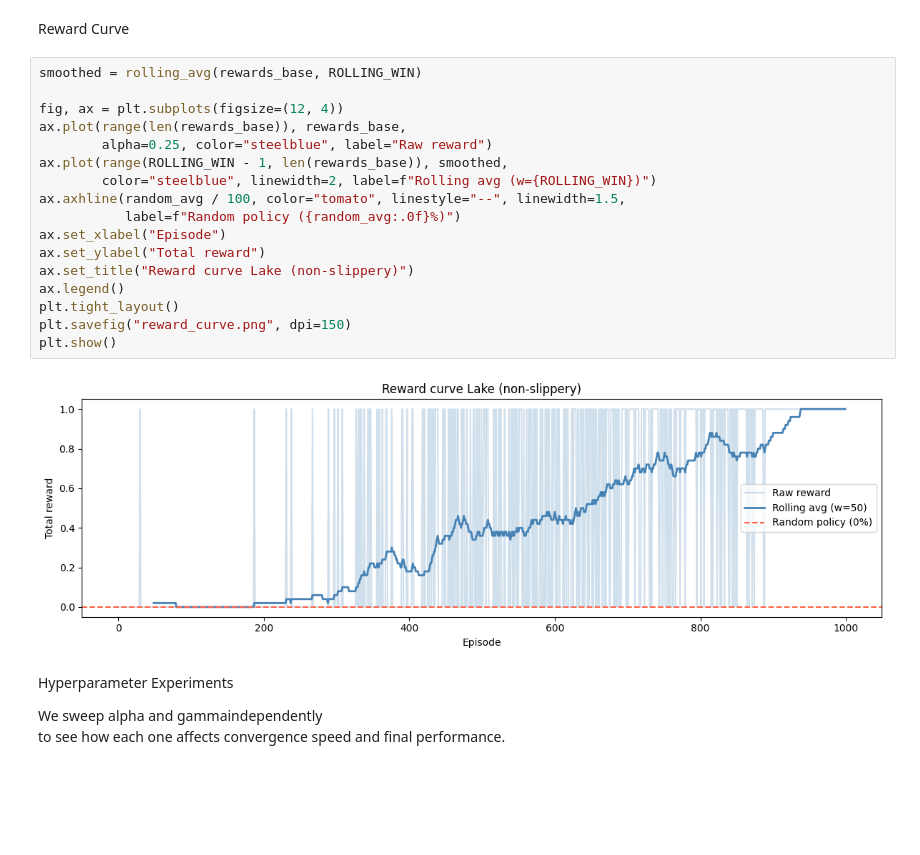
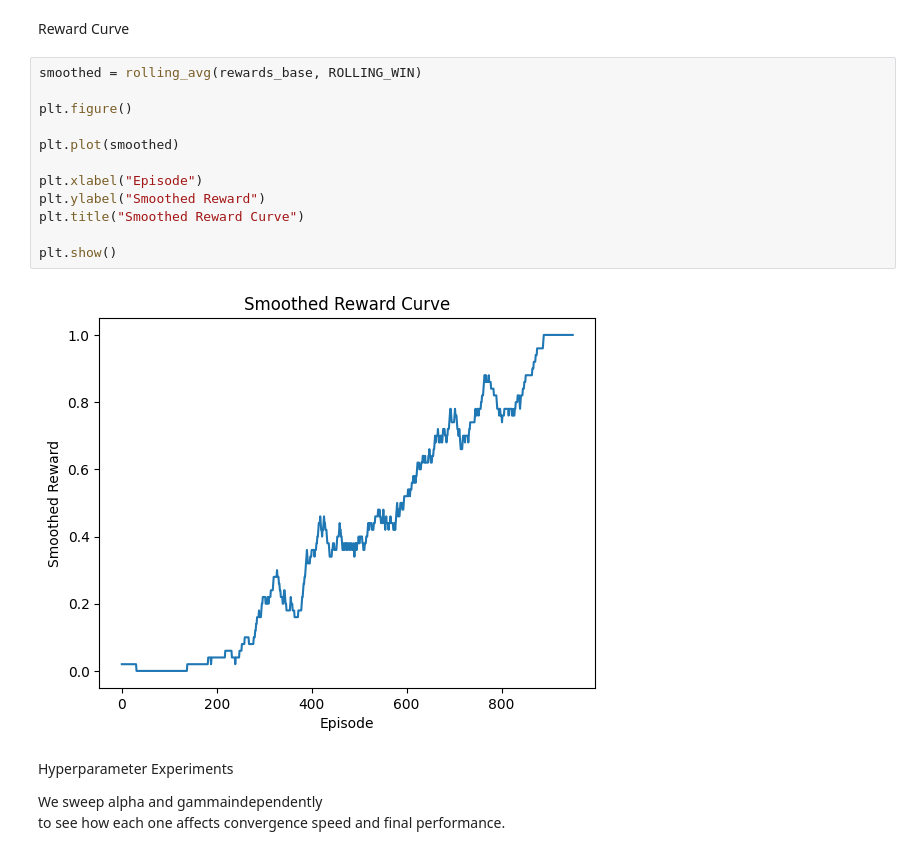
Before and after one commit to tdverse9/frozen_lake_rf, a Jupyter notebook: frozen_non_slippery.ipynb, the cells around one changed output. Cells and saved outputs as stored; diff of their text form; blank space fills up the shorter version.

```diff
--- a/frozen_non_slippery.ipynb
+++ b/frozen_non_slippery.ipynb
@@ -116,22 +116,17 @@ Reward Curve
 # %%
 smoothed = rolling_avg(rewards_base, ROLLING_WIN)
 
-fig, ax = plt.subplots(figsize=(12, 4))
-ax.plot(range(len(rewards_base)), rewards_base,
-        alpha=0.25, color="steelblue", label="Raw reward")
-ax.plot(range(ROLLING_WIN - 1, len(rewards_base)), smoothed,
-        color="steelblue", linewidth=2, label=f"Rolling avg (w={ROLLING_WIN})")
-ax.axhline(random_avg / 100, color="tomato", linestyle="--", linewidth=1.5,
-           label=f"Random policy ({random_avg:.0f}%)")
-ax.set_xlabel("Episode")
-ax.set_ylabel("Total reward")
-ax.set_title("Reward curve Lake (non-slippery)")
-ax.legend()
-plt.tight_layout()
-plt.savefig("reward_curve.png", dpi=150)
+plt.figure()
+
+plt.plot(smoothed)
+
+plt.xlabel("Episode")
+plt.ylabel("Smoothed Reward")
+plt.title("Smoothed Reward Curve")
+
 plt.show()
 # %% [output]
-[figure, old version]
+[figure, new version]
 # %% [markdown]
 Hyperparameter Experiments
 
```
Also changed, not shown: parts of 5 cells of this notebook, 1 other file.
